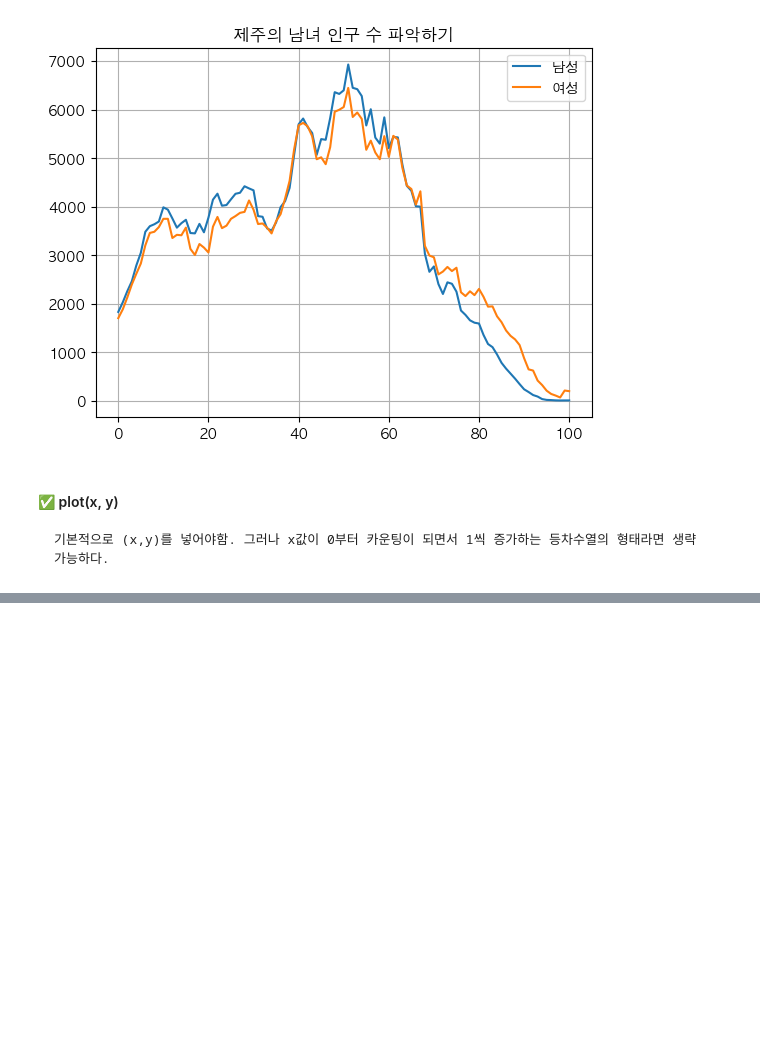
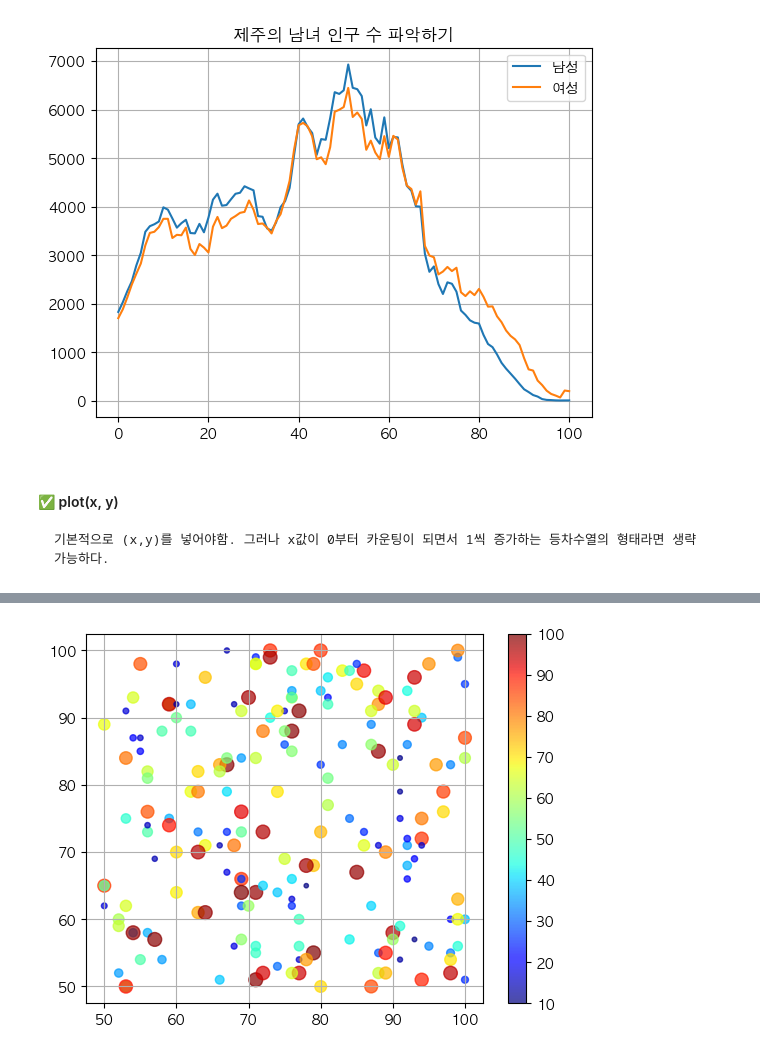
Before and after one commit to Manggee/Data_visualization, a Jupyter notebook: Lecture/Lecture_05/chapter_04.ipynb, the cells around one changed output, grey strips where cells are left out. Saved outputs shown, nothing was run; the diff lists cells and outputs as text; code cells hidden in the pictures; blank space fills up the shorter version.

```diff
--- a/Lecture/Lecture_05/chapter_04.ipynb
+++ b/Lecture/Lecture_05/chapter_04.ipynb
@@ -44,0 +122,20 @@ plt.show()
+# %%
+import random
+x, y = [], []
+size = []
+
+for j in range(0,200,1):
+    x.append(random.randint(50,100))
+    y.append(random.randint(50,100))
+    size.append(random.randint(10,100))
+
+plt.figure()
+plt.scatter(x, y, s=size, c=size,
+            cmap='jet',
+            alpha=0.7) # ✅ 원과 원이 중첩되어 있는 경우 확인하기 위해 사용 (투명도)
+
+plt.colorbar()
+plt.grid(True)
+plt.show()
+# %% [output]
+[figure, added]
```
Also changed, not shown: parts of 11 cells of this notebook, 7 other files.
